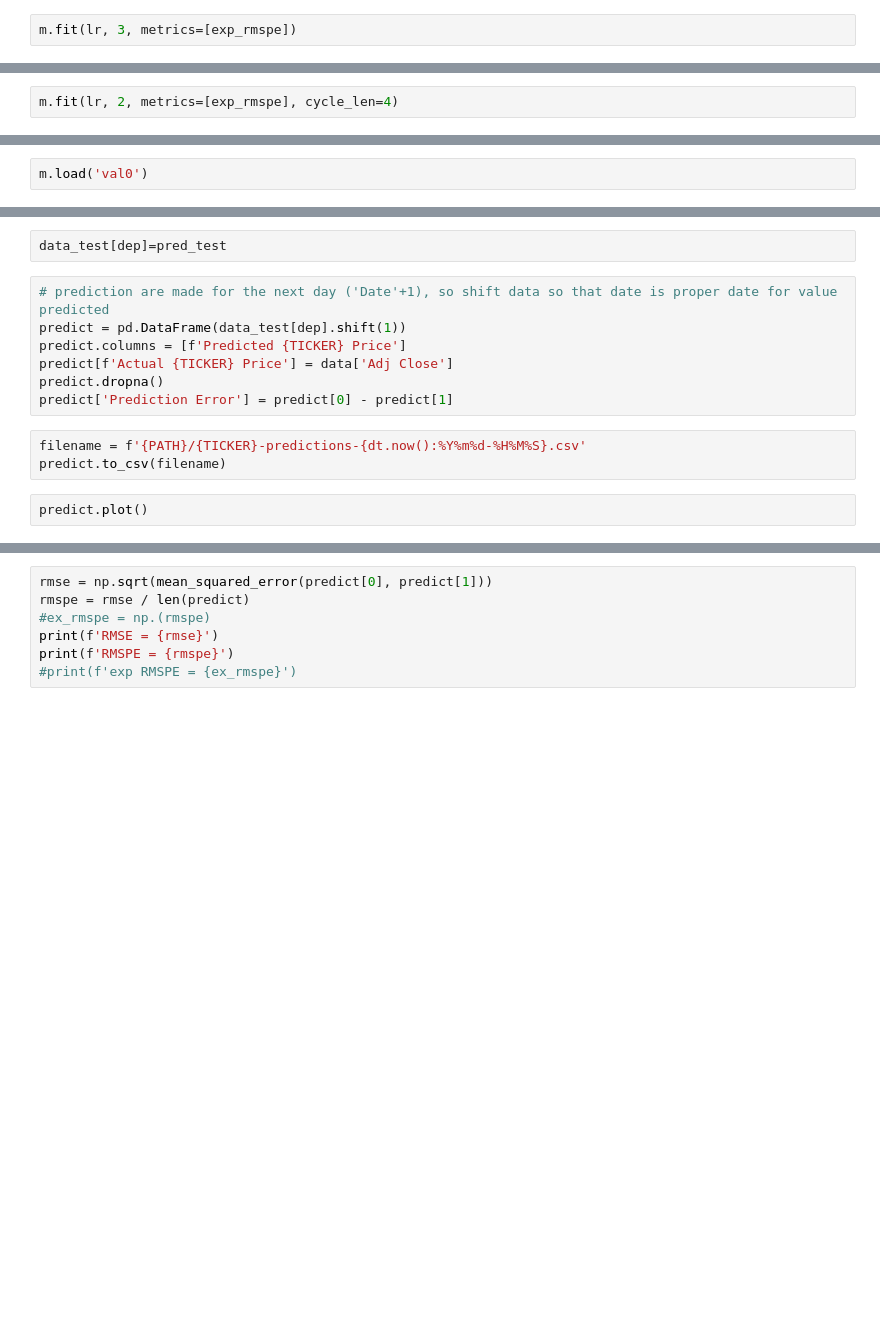
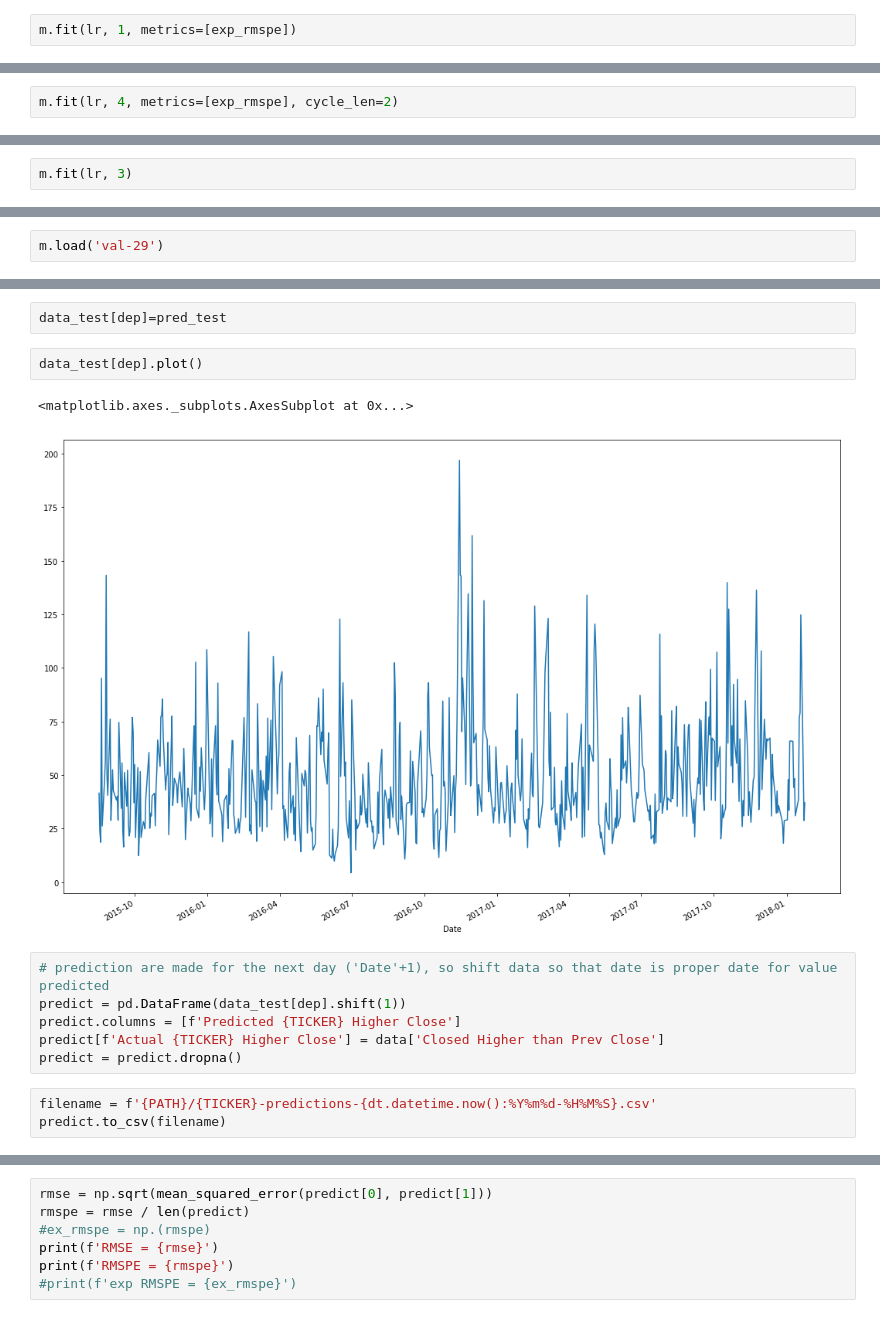
Before and after one commit to matthewrcarpenter/finance, a Jupyter notebook: Gold-fastai-test.ipynb, the cells around one changed output, grey strips where cells are left out. Drawn from its saved outputs; the diff is of its cells as text; blank space fills up the shorter version.

```diff
--- a/Gold-fastai-test.ipynb
+++ b/Gold-fastai-test.ipynb
@@ -261,2 +415,2 @@ lr = 1e-3
 # %%
-m.fit(lr, 3, metrics=[exp_rmspe])
+m.fit(lr, 1, metrics=[exp_rmspe])
@@ -265,2 +437,2 @@ m.fit(lr, 5, metrics=[exp_rmspe], cycle_len=1)
 # %%
-m.fit(lr, 2, metrics=[exp_rmspe], cycle_len=4)
+m.fit(lr, 4, metrics=[exp_rmspe], cycle_len=2)
@@ -266,0 +453,2 @@ m.fit(lr, 2, metrics=[exp_rmspe], cycle_len=4)
+# %%
+m.fit(lr, 3)
@@ -269,5 +466,5 @@ m.save('val0')
 # %%
-m.load('val0')
+m.load('val-29')
 # %%
 x,y=m.predict_with_targs()
 # %%
@@ -278,15 +477,17 @@ pred_test=m.predict(is_test=True)
 pred_test = np.exp(pred_test)
 # %%
 data_test[dep]=pred_test
+# %%
+data_test[dep].plot()
+# %% [output]
+<matplotlib.axes._subplots.AxesSubplot at 0x...>
+[figure, added]
 # %%
 # prediction are made for the next day ('Date'+1), so shift data so that date is proper date for value predicted
 predict = pd.DataFrame(data_test[dep].shift(1))
-predict.columns = [f'Predicted {TICKER} Price']
-predict[f'Actual {TICKER} Price'] = data['Adj Close']
-predict.dropna()
-predict['Prediction Error'] = predict[0] - predict[1]
+predict.columns = [f'Predicted {TICKER} Higher Close']
+predict[f'Actual {TICKER} Higher Close'] = data['Closed Higher than Prev Close']
+predict = predict.dropna()
 # %%
-filename = f'{PATH}/{TICKER}-predictions-{dt.now():%Y%m%d-%H%M%S}.csv'
+filename = f'{PATH}/{TICKER}-predictions-{dt.datetime.now():%Y%m%d-%H%M%S}.csv'
 predict.to_csv(filename)
-# %%
-predict.plot()
```
Also changed, not shown: parts of 27 cells of this notebook.
